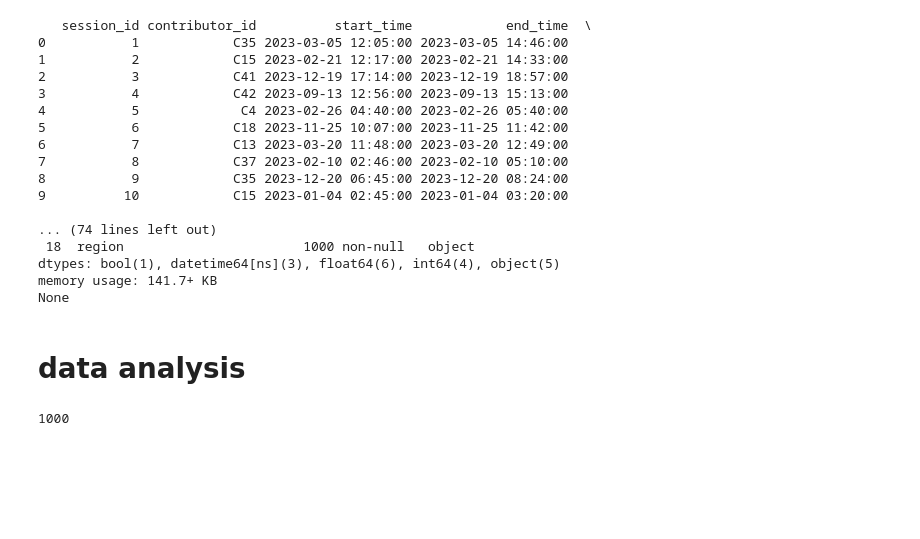
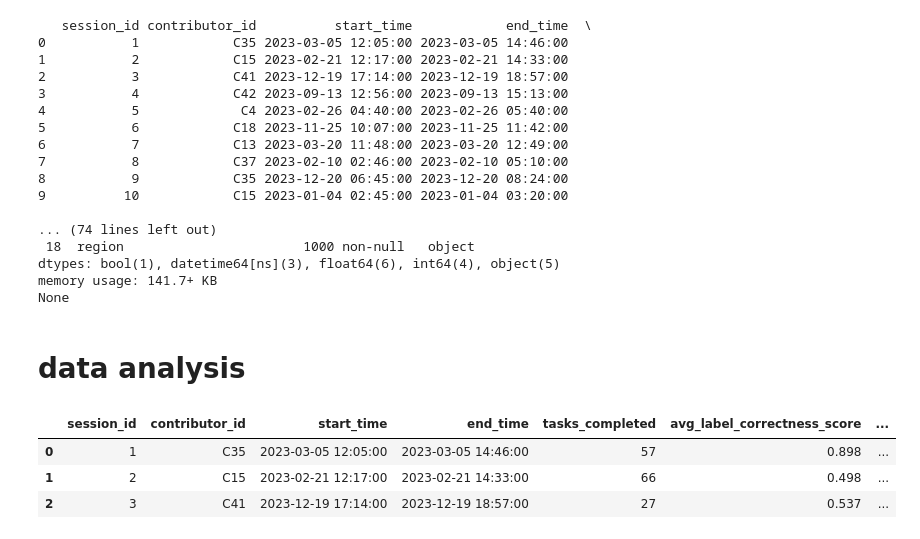
Before and after one commit to bayek10/data-analysis, a Jupyter notebook: AI_data_labeler_quality_analysis.ipynb, the cells around one changed output. Saved outputs shown, nothing was run; the diff lists cells and outputs as text; code cells hidden in the pictures; blank space fills up the shorter version.

```diff
--- a/AI_data_labeler_quality_analysis.ipynb
+++ b/AI_data_labeler_quality_analysis.ipynb
@@ -158,10 +158,13 @@ memory usage: 141.7+ KB
 None
 # %% [markdown]
 # data analysis
-# %%
-df = df_contributors.copy()
-df.contributor_id.count()
-# df.describe()
-# df.head(10)
-# %% [output]
-1000
+# %%
+import matplotlib.pyplot as plt
+
+# df.describe()
+df.head(3)
+# %% [output]
+|  | session_id | contributor_id | start_time | end_time | tasks_completed | avg_label_correctness_score | ... |
+| 0 | 1 | C35 | 2023-03-05 12:05:00 | 2023-03-05 14:46:00 | 57 | 0.898 | ... |
+| 1 | 2 | C15 | 2023-02-21 12:17:00 | 2023-02-21 14:33:00 | 66 | 0.498 | ... |
+| 2 | 3 | C41 | 2023-12-19 17:14:00 | 2023-12-19 18:57:00 | 27 | 0.537 | ... |
```
Also changed, not shown: parts of 4 cells of this notebook.
